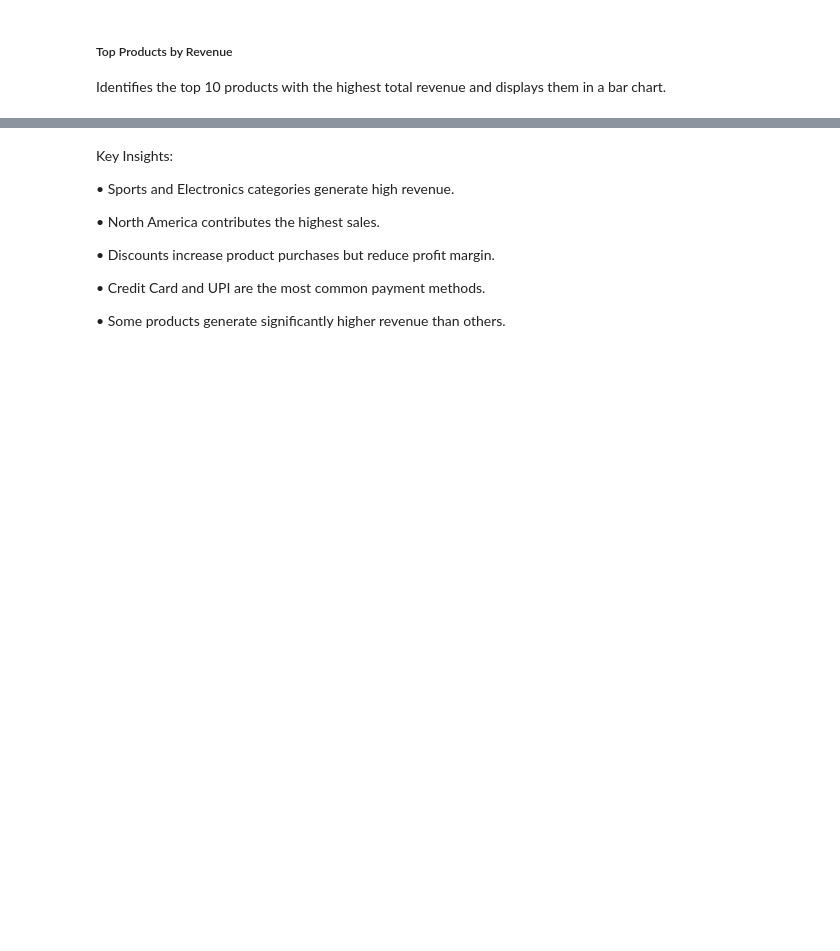
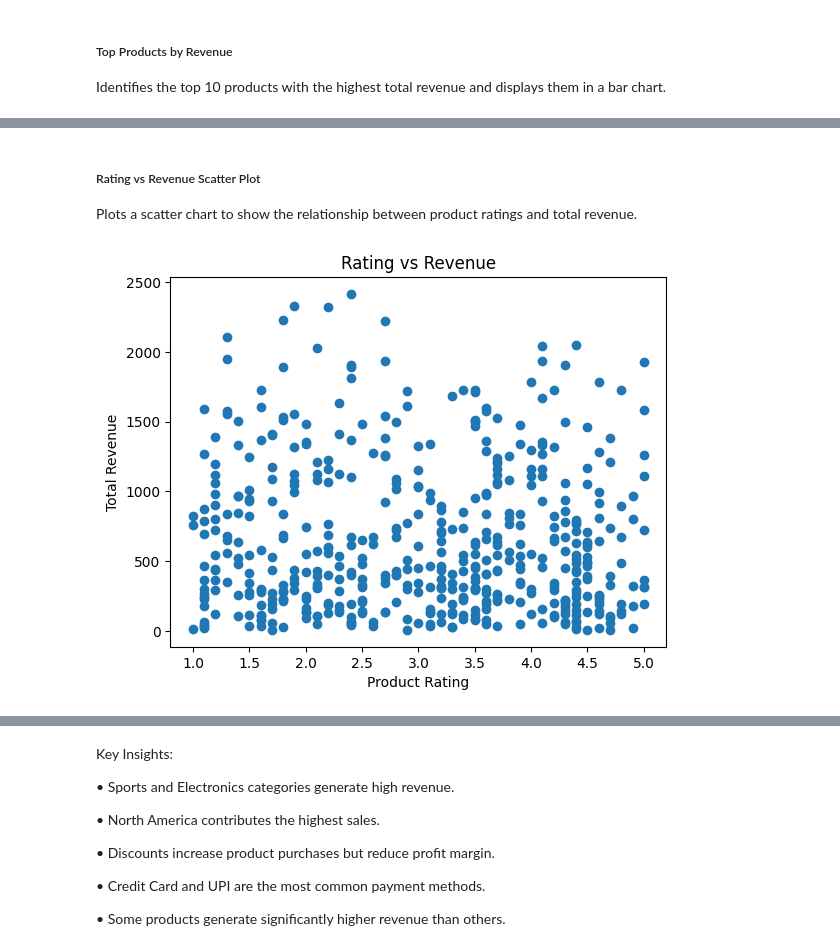
Before and after one commit to parmarriya195-dotcom/amazon-sales-analysis, a Jupyter notebook: final_project.ipynb, the cells around one changed output, grey strips where cells are left out. Cells and saved outputs as stored; diff of their text form; code cells hidden in the pictures; blank space fills up the shorter version.

```diff
--- a/final_project.ipynb
+++ b/final_project.ipynb
@@ -257,0 +261,11 @@ plt.show()
+# %% [markdown]
+##### Rating vs Revenue Scatter Plot
+Plots a scatter chart to show the relationship between product ratings and total revenue.
+# %%
+plt.scatter(df["rating"], df["total_revenue"])
+plt.xlabel("Product Rating")
+plt.ylabel("Total Revenue")
+plt.title("Rating vs Revenue")
+plt.show()
+# %% [output]
+[figure, added]
```
Also changed, not shown: parts of 10 cells of this notebook.
